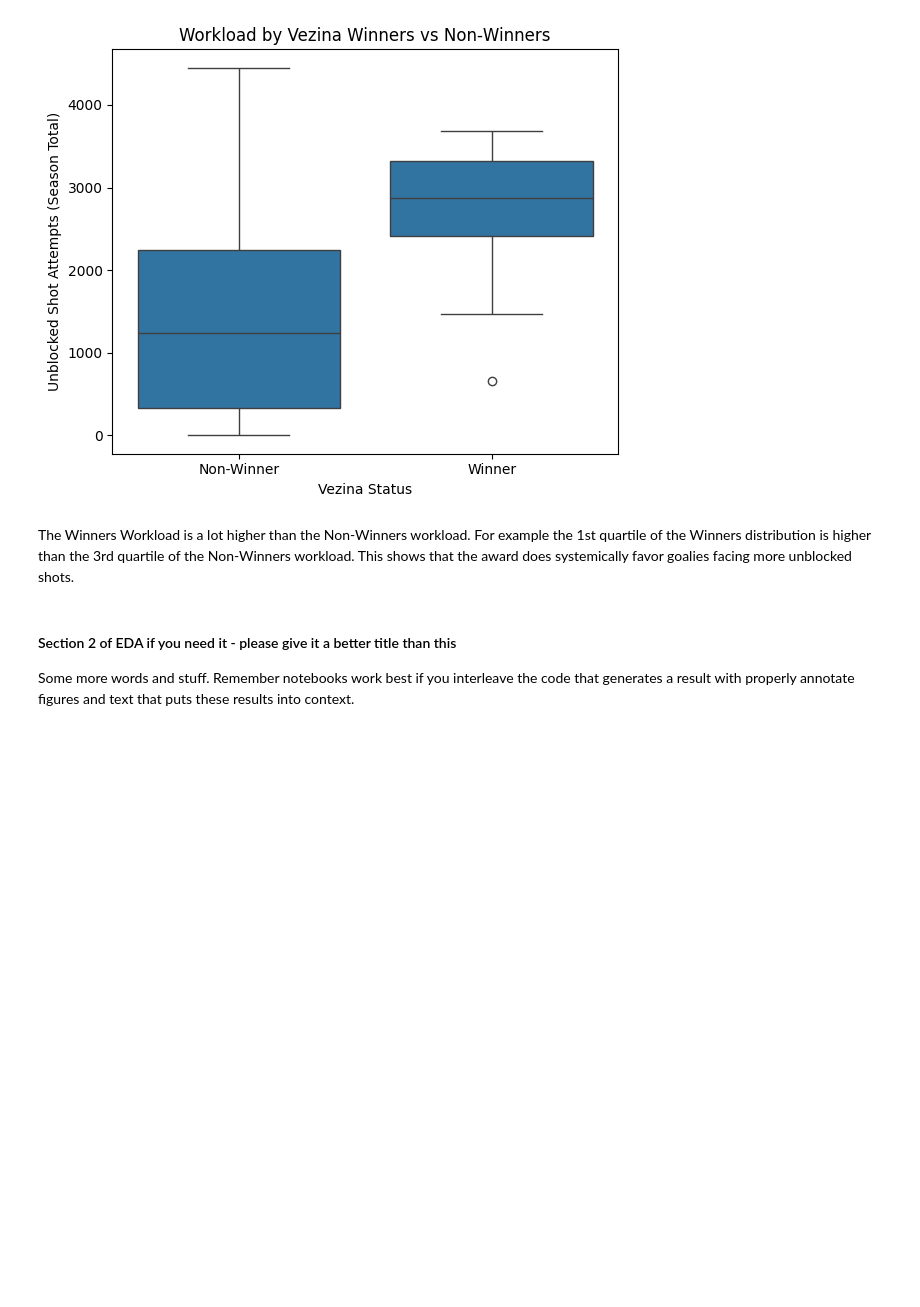
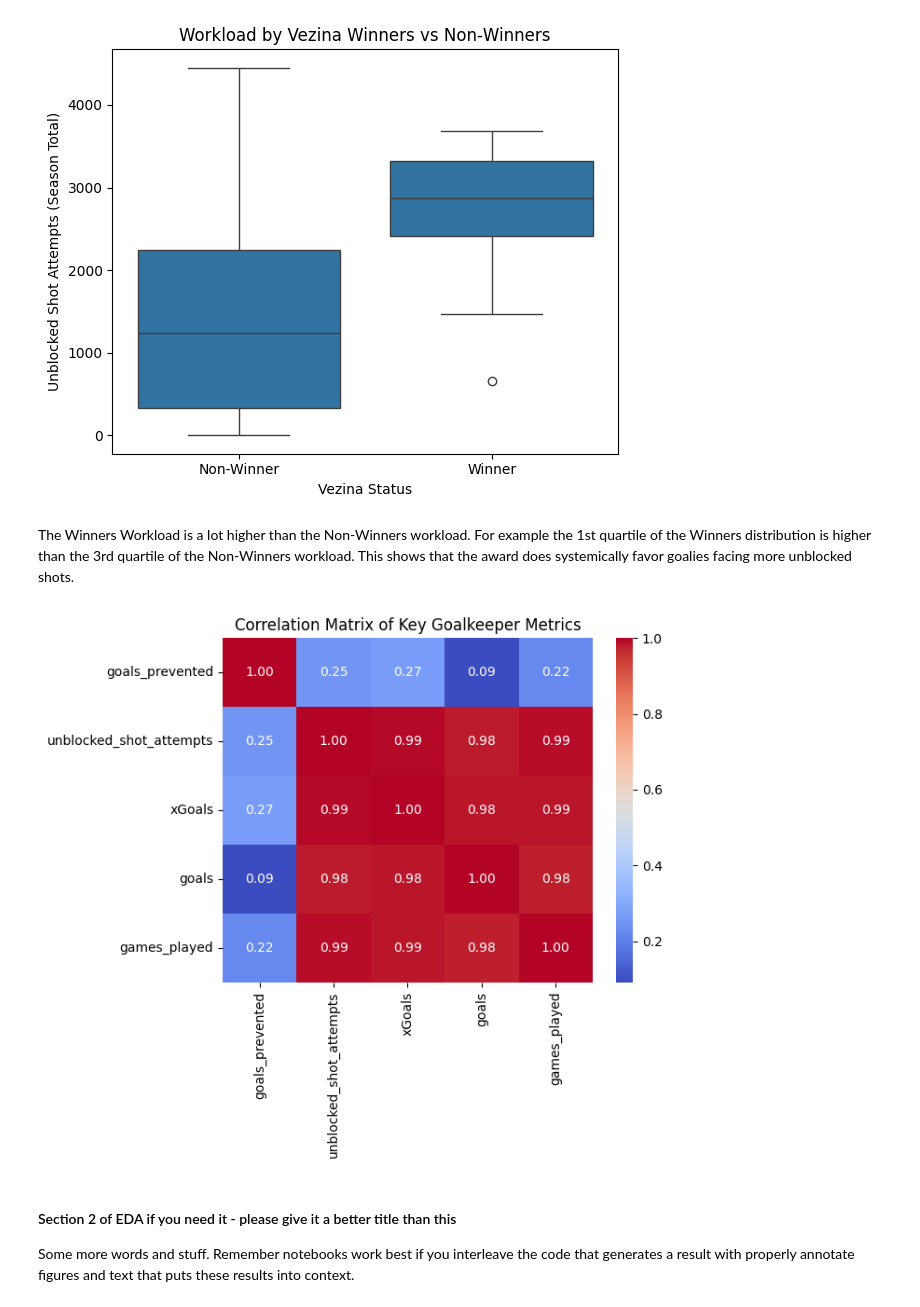
Before and after one commit to COGS108/Group118_WI26, a Jupyter notebook: 02-EDACheckpoint.ipynb, the cells around one changed output. Cells and saved outputs as stored; diff of their text form; code cells hidden in the pictures; blank space fills up the shorter version.

Commit message:
Created the correlation matrix of key goalie statistics

```diff
--- a/02-EDACheckpoint.ipynb
+++ b/02-EDACheckpoint.ipynb
@@ -287,6 +287,15 @@ plt.show()
 [figure]
 # %% [markdown]
 The Winners Workload is a lot higher than the Non-Winners workload. For example the 1st quartile of the Winners distribution is higher than the 3rd quartile of the Non-Winners workload. This shows that the award does systemically favor goalies facing more unblocked shots.
+# %%
+cols = ['goals_prevented', 'unblocked_shot_attempts', 'xGoals', 'goals', 'games_played']
+correlation_matrix = g_all_data[cols].corr()
+
+sns.heatmap(correlation_matrix, annot=True, cmap='coolwarm', fmt=".2f")
+plt.title('Correlation Matrix of Key Goalkeeper Metrics')
+plt.show()
+# %% [output]
+[figure, added]
 # %% [markdown]
 #### Section 2 of EDA if you need it  - please give it a better title than this
 
```
